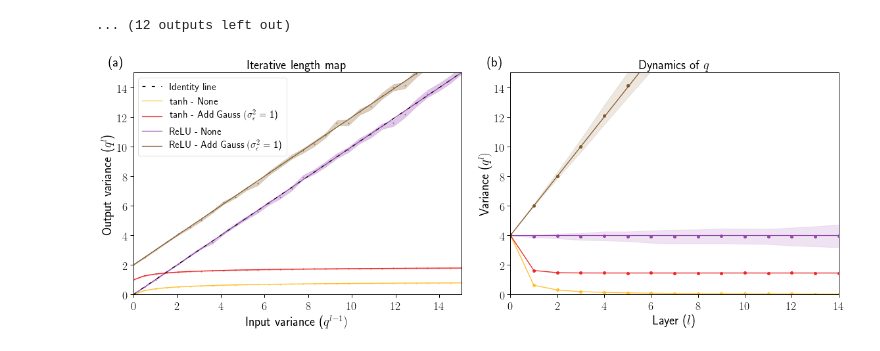
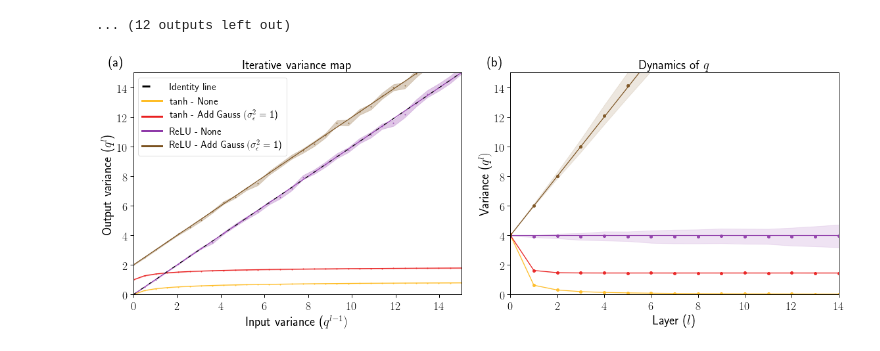
Before and after one commit to ElanVB/noisy_signal_prop, a Jupyter notebook: Figure_1.ipynb, the cells around one changed output. Saved outputs shown, nothing was run; the diff lists cells and outputs as text; code cells hidden in the pictures.

Commit message:
Small figure updates

```diff
--- a/Figure_1.ipynb
+++ b/Figure_1.ipynb
@@ -126,7 +126,7 @@ ax1.set_xlim(0, qmax)
 ax1.set_ylim(0, qmax)
 ax1.set_xlabel('Input variance ($q^{l-1})$')
 ax1.set_ylabel('Output variance ($q^l$)')
-ax1.set_title("Iterative length map")
+ax1.set_title("Iterative variance map")
 
 # axis 2
 ax2.set_xlim(0, qmax-1) #n_hidden_layers-1)
@@ -183,33 +183,38 @@ for test, attr in zip(test_data, tests):
                     ax1.plot(qrange, qmaps[0, 0, :, 1], c=pal[col_i][shade_i], label=label, dashes=dashes)
 
 
                 ############################################################################
                 # right
                 ############################################################################
                 q = 1
                 xx = np.arange(multi_layer_sims.shape[-2])
                 for w, b in zip(widxs, bidxs):
                     # confidence intervals
                     mu = multi_layer_sims[w, b].mean(axis=-1).mean(axis=0)
                     std = multi_layer_sims[w, b].mean(axis=-1).std(axis=0)
 
                     # plot theory
                     ax2.plot(multi_layer_theory, c=pal[col_i][shade_i], label="Theory")
 
                     # plot the simulation
                     ax2.fill_between(xx, mu-std, mu+std, alpha=0.2, label='_nolegend_', color=pal[col_i][3])
 
                     # dots for mean
                     ax2.plot(xx, mu, 'o', markersize=4, alpha=0.9, color=pal[col_i][shade_i], label="Simulation")
 
 ##############
 # add labels #
 ##############
 fig.text(0.02, 0.95, "(a)", fontsize=20)
 fig.text(0.52, 0.95, "(b)", fontsize=20)
 
-ax1.legend(prop={'size': 15})
+leg = ax1.legend(prop={'size': 15})
+
+# set the linewidth of each legend object
+for legobj in leg.legendHandles:
+    legobj.set_linewidth(3.0)
+
 plt.gcf().tight_layout()
-plt.savefig("tanh.pdf")
+plt.savefig("tanh.pdf", dpi=200)
 # %% [output]
-[figure, old version]
+[figure, new version]
```
Also changed, not shown: 3 other files.
